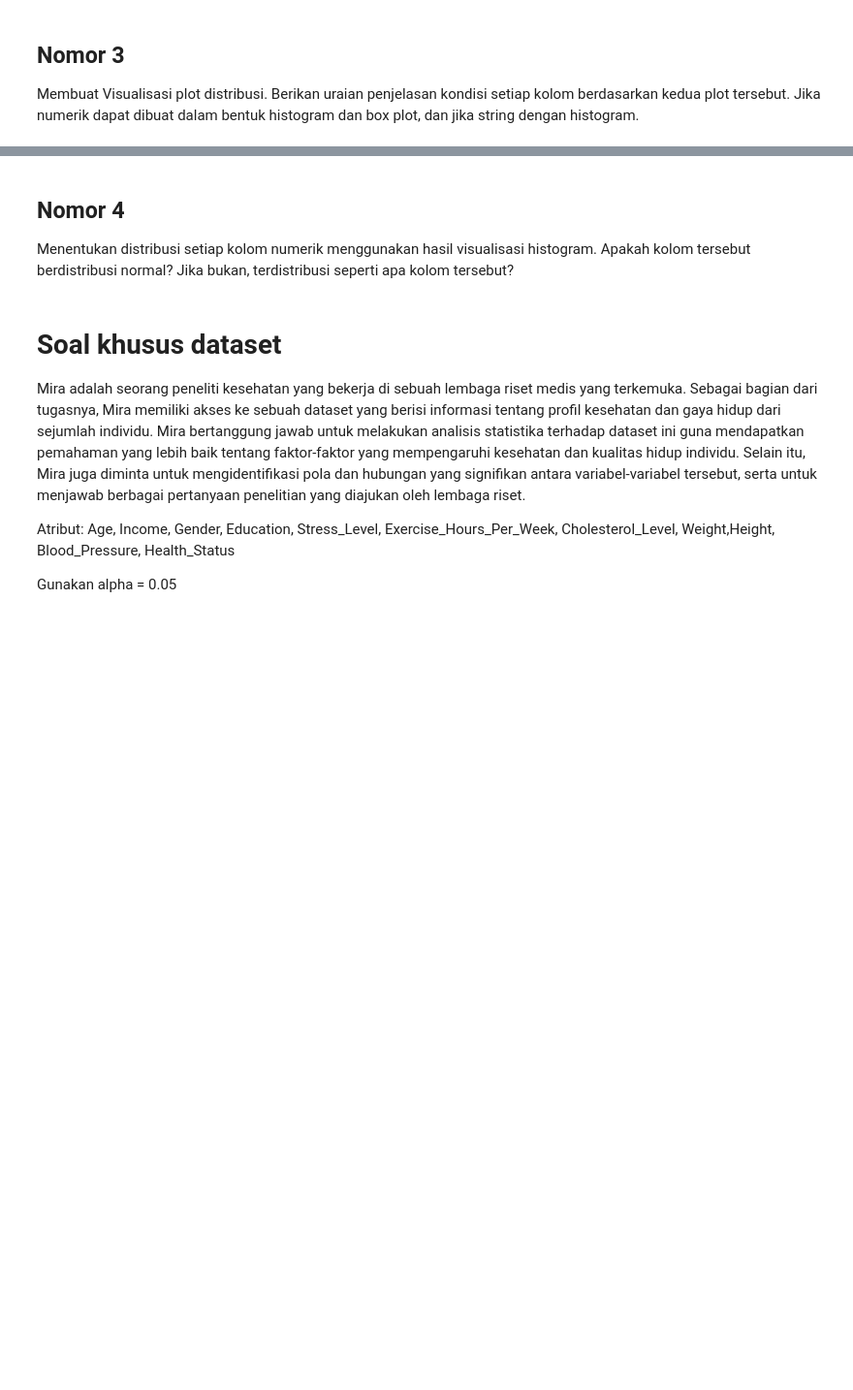
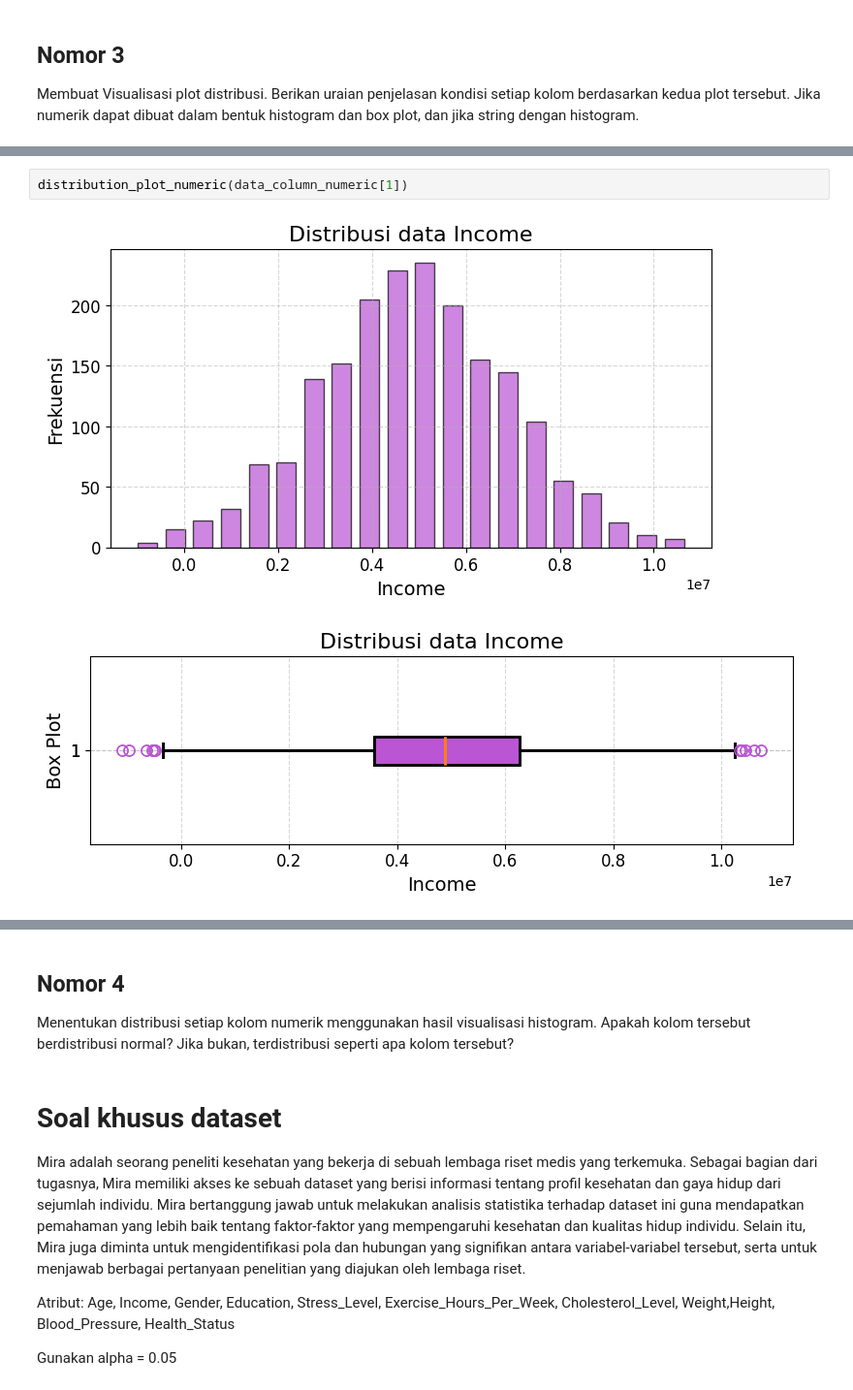
Before and after one commit to NoHaitch/Tubes_Probstat, a Jupyter notebook: K01-IF2220-13522071-13522091.ipynb, the cells around one changed output, grey strips where cells are left out. Shown at 97% size. Saved outputs shown, nothing was run; the diff lists cells and outputs as text; blank space fills up the shorter version.

```diff
--- a/K01-IF2220-13522071-13522091.ipynb
+++ b/K01-IF2220-13522071-13522091.ipynb
@@ -257,0 +423,5 @@ box plot, dan jika string dengan histogram.
+# %%
+distribution_plot_numeric(data_column_numeric[1])
+# %% [output]
+[figure, added]
+[figure, added]
```
Also changed, not shown: parts of 27 cells of this notebook.
